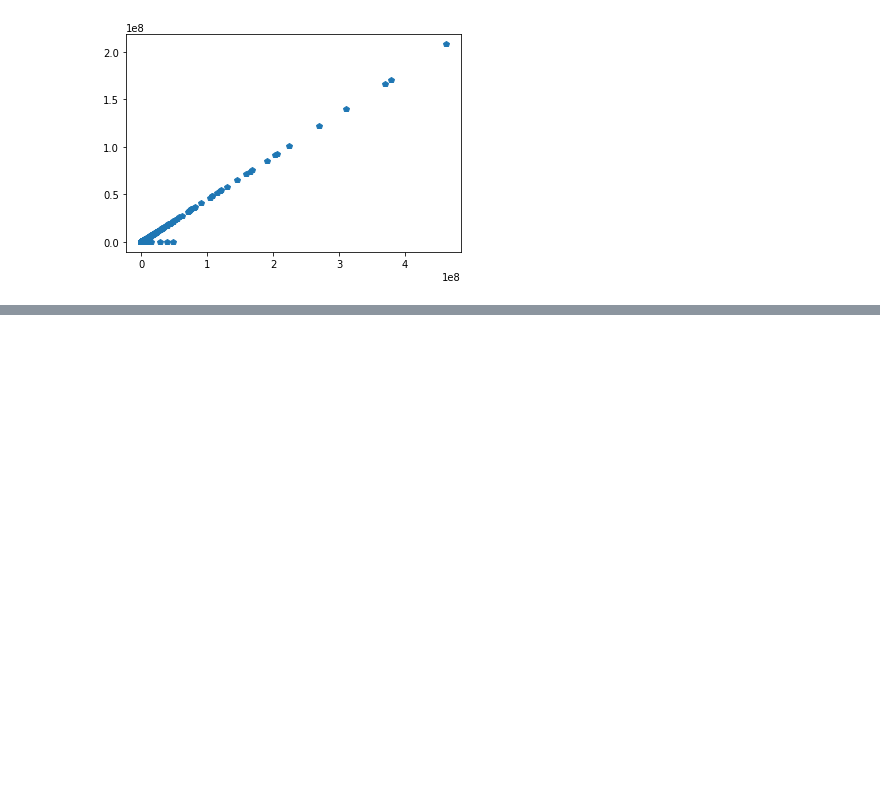
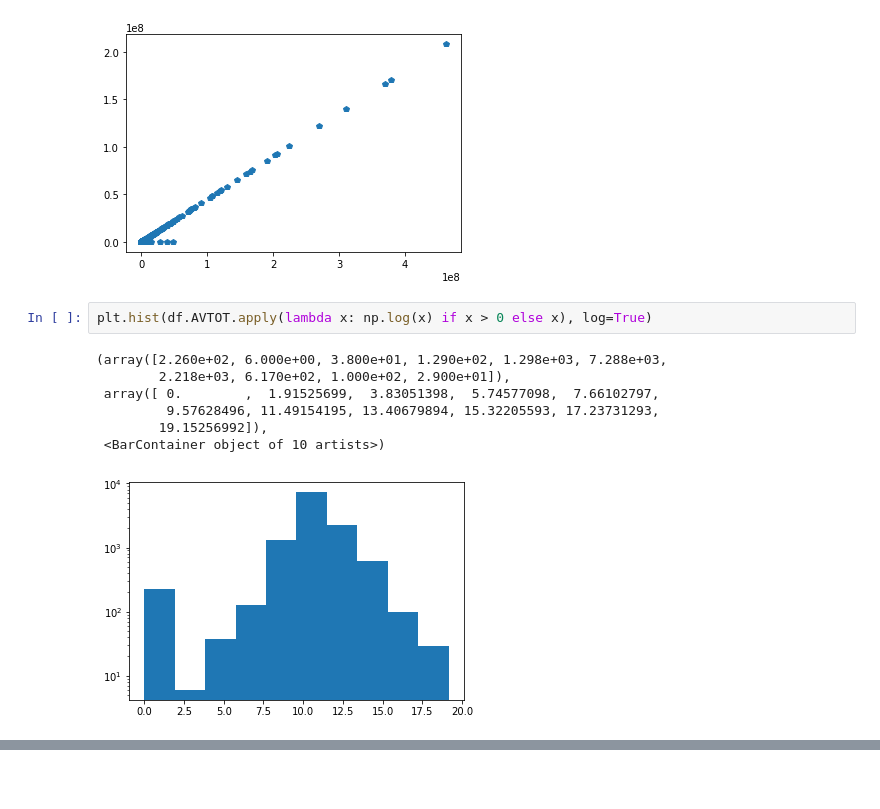
Before and after one commit to knmlprz/BHL2022, a Jupyter notebook: EDA_Kolumn.ipynb, the cells around one changed output, grey strips where cells are left out. Saved outputs shown, nothing was run; the diff lists cells and outputs as text; blank space fills up the shorter version.

```diff
--- a/EDA_Kolumn.ipynb
+++ b/EDA_Kolumn.ipynb
@@ -215,3 +215,13 @@ plt.plot(df.FULLVAL, df.AVTOT, 'p')
 # %% [output]
 [<matplotlib.lines.Line2D at 0x...>]
 [figure]
+# %%
+plt.hist(df.AVTOT.apply(lambda x: np.log(x) if x > 0 else x), log=True)
+# %% [output]
+(array([2.260e+02, 6.000e+00, 3.800e+01, 1.290e+02, 1.298e+03, 7.288e+03,
+        2.218e+03, 6.170e+02, 1.000e+02, 2.900e+01]),
+ array([ 0.        ,  1.91525699,  3.83051398,  5.74577098,  7.66102797,
+         9.57628496, 11.49154195, 13.40679894, 15.32205593, 17.23731293,
+        19.15256992]),
+ <BarContainer object of 10 artists>)
+[figure, added]
```
Also changed, not shown: parts of 20 cells of this notebook, 6 other files.
